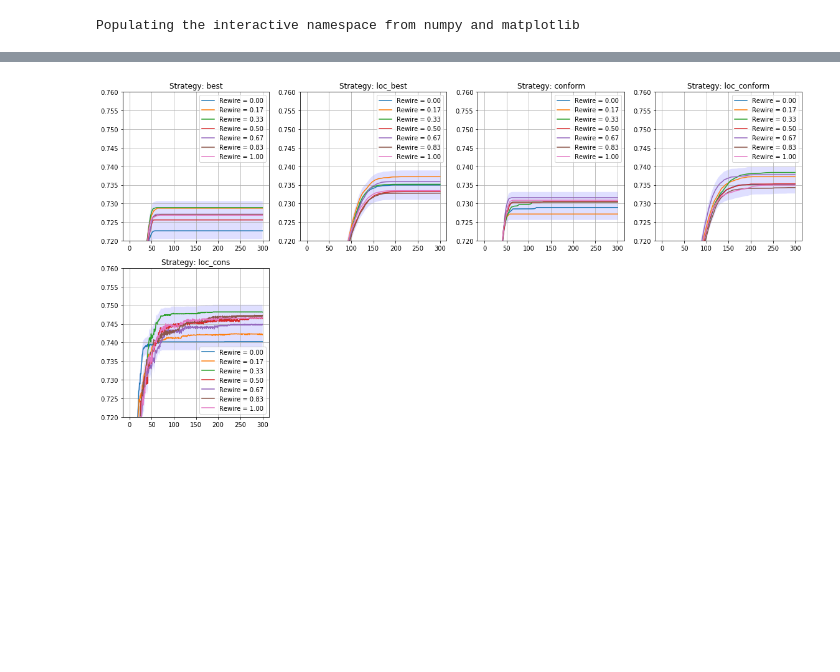
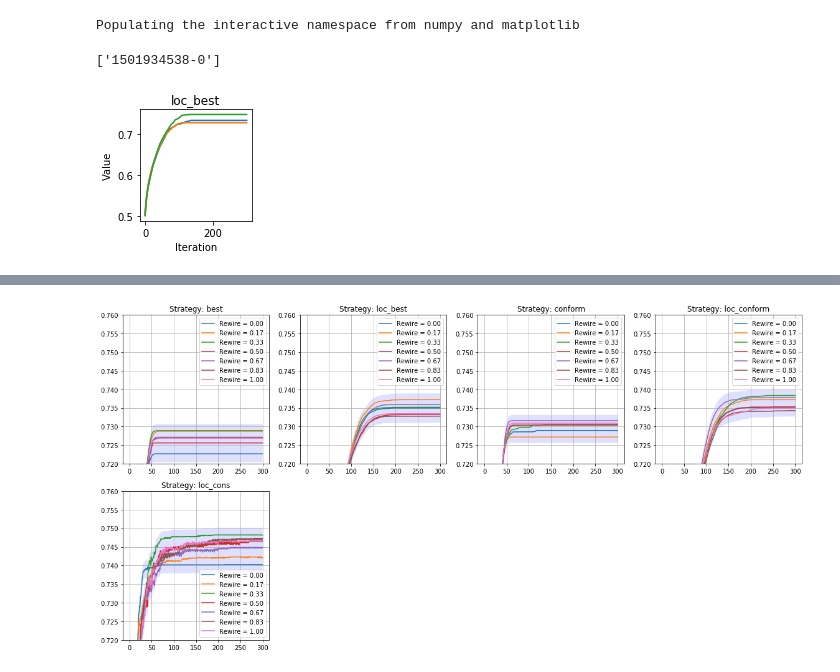
Before and after one commit to elplatt/NK-Net-Learn, a Jupyter notebook: Plot NK Network.ipynb, the cells around one changed output, grey strips where cells are left out. Cells and saved outputs as stored; diff of their text form; code cells hidden in the pictures; blank space fills up the shorter version.

```diff
--- a/Plot NK Network.ipynb
+++ b/Plot NK Network.ipynb
@@ -22,20 +22,28 @@ rs = sorted(set((df_values["rewire"] * 6).round() / 6.0))
 strategies = ["best", "loc_best", "conform", "loc_conform", "loc_cons"]
 trials = sorted(set(df_values["trial"]))
 steps = sorted(set(df_values["step"]))
+# %%
+trials[:1]
+# %% [output]
+['1501934538-0']
 # %%
-plt.figure(figsize=(4*len(strategies),4*len(rs)))
-for i, r in enumerate(rs):
+plt.figure(figsize=(1*15.0/6.0,1*15.0/6.0))
+for i, r in enumerate([0.5]): #enumerate(rs):
     df_rewire = df_values[df_values["rewire"] == r]
-    for j, strategy in enumerate(strategies):
+    for j, strategy in enumerate(["loc_best"]): #enumerate(strategies):
         df_strategy = df_rewire[df_rewire["strategy"] == strategy]
-        plt.subplot(len(rs),len(strategies),1+j+i*len(strategies))
-        plt.title("Strategy: %s" % strategy)
+        #plt.subplot(len(rs),len(strategies),1+j+i*len(strategies))
+        plt.title(strategy)
         plt.ylabel("Rewire = %0.2f" % r)
-        for trial_n in trials:
+        for trial_n in sorted(set(df_strategy["trial"]))[:3]:
             df_trial = df_strategy[df_strategy["trial"] == trial_n]
             plot(df_trial["step"], df_trial["value"])
-        plt.ylim([0.5, 0.8])
+            xlabel("Iteration")
+            ylabel("Value")
 plt.tight_layout()
+plt.savefig("fig-trials.png", format="png", dpi=300)
+# %% [output]
+[figure, added]
 # %%
 def values_to_efficiency(values):
     max_delta = [max(values) - values[i] for i in range(len(values))]
```
Also changed, not shown: parts of 12 cells of this notebook.
